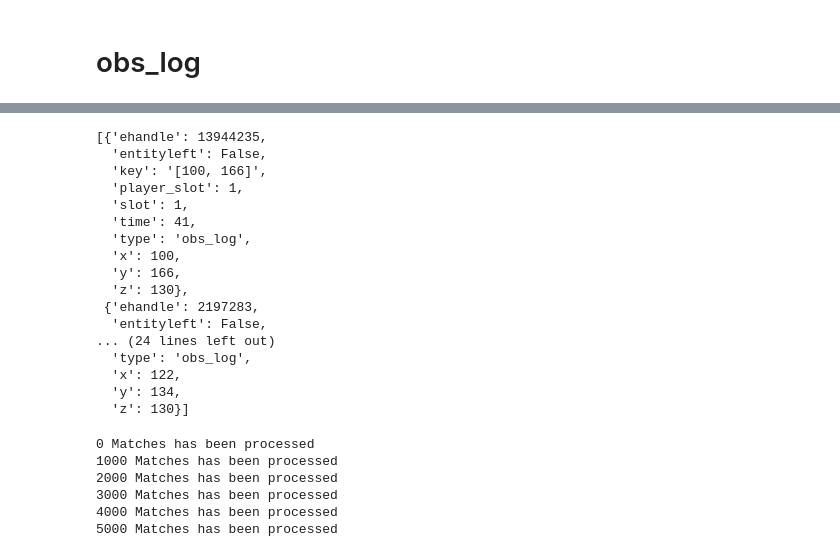
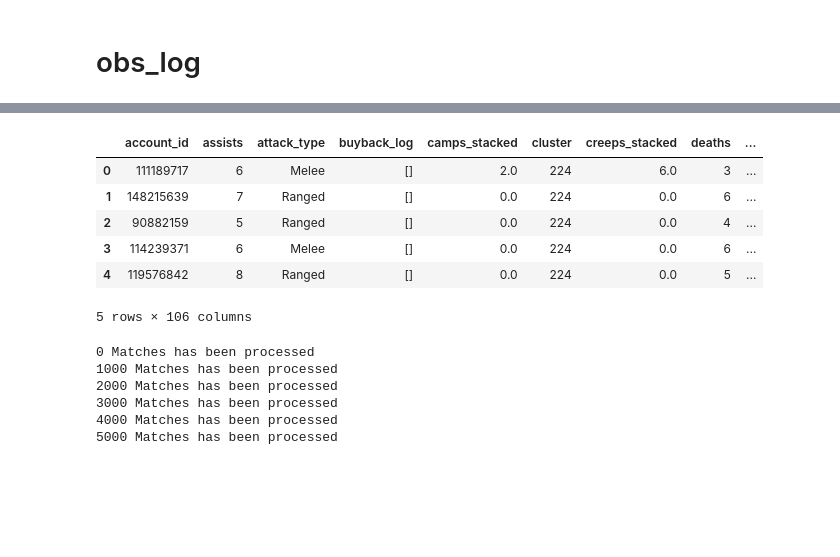
Before and after one commit to arch1baald/dotaML, a Jupyter notebook: draft/ABT.ipynb, the cells around one changed output, grey strips where cells are left out. Cells and saved outputs as stored; diff of their text form; code cells hidden in the pictures; blank space fills up the shorter version.

```diff
--- a/draft/ABT.ipynb
+++ b/draft/ABT.ipynb
@@ -429,16 +439,22 @@ matches.shape
 # Возникают новые записи в таблице, хотя используется inner join. С чем это может быть связано?
 # %% [markdown]
 # obs_log
-# %%
-times = [t for t in range(31) if t % 5 == 0]
-def count_by_times(log, times):
 # %%
-log_name = 'obs'
-agg_type = 'cnt'
-aggregations = {'t_{}_{}_{}'.format(log_name, t, agg_type): 0 for t in times}
-log = matches['obs_log'][0]
-for record in log:
-    for t in times:
-        if record['time'] <= t * 60:
-            agg_name = 't_{}_{}_{}'.format(log_name, t, agg_type)
-            aggregations[]
+def aggregate_by_times(log, log_name, times=None):
+    aggregations = {}
+    if times is None:
+        times = [t for t in range(0, 31) if t % 5 == 0]
+    for agg_type in ('cnt', 'rpm'):
+        aggregations.update({
+            't_{}_{}_{}'.format(log_name, t, agg_type): 0
+            for t in times
+        })
+        for record in log:
+            for t in times:
+                if record['time'] <= t * 60:
+                    agg_name = 't_{}_{}_{}'.format(log_name, t, agg_type)
+                    if agg_type == 'cnt':
+                        aggregations[agg_name] += 1
+                    elif agg_type == 'rpm':
+                        aggregations[agg_name] += 1 / float(t if t != 0 else 1)
+    return aggregations
@@ -455,23 +461,15 @@ stats
-# %%
-matches['obs_log'][0]
-# %% [output]
-[{'ehandle': 13944235,
-  'entityleft': False,
-  'key': '[100, 166]',
-  'player_slot': 1,
-  'slot': 1,
-  'time': 41,
-  'type': 'obs_log',
-  'x': 100,
-  'y': 166,
-  'z': 130},
- {'ehandle': 2197283,
-  'entityleft': False,
-... (24 lines left out)
-  'type': 'obs_log',
-  'x': 122,
-  'y': 134,
-  'z': 130}]
+# %%
+df_observers = pd.DataFrame(matches['obs_log'].apply(lambda obs_log: aggregate_by_times(obs_log, 'obs')).tolist())
+# %%
+pd.concat([matches, df_observers], axis=1).head()
+# %% [output]
+|  | account_id | assists | attack_type | buyback_log | camps_stacked | cluster | creeps_stacked | deaths | ... |
+| 0 | 111189717 | 6 | Melee | [] | 2.0 | 224 | 6.0 | 3 | ... |
+| 1 | 148215639 | 7 | Ranged | [] | 0.0 | 224 | 0.0 | 6 | ... |
+| 2 | 90882159 | 5 | Ranged | [] | 0.0 | 224 | 0.0 | 4 | ... |
+| 3 | 114239371 | 6 | Melee | [] | 0.0 | 224 | 0.0 | 6 | ... |
+| 4 | 119576842 | 8 | Ranged | [] | 0.0 | 224 | 0.0 | 5 | ... |
+5 rows × 106 columns
 # %%
 timeStamps = [
               '3',
```
Also changed, not shown: parts of 20 cells of this notebook.
